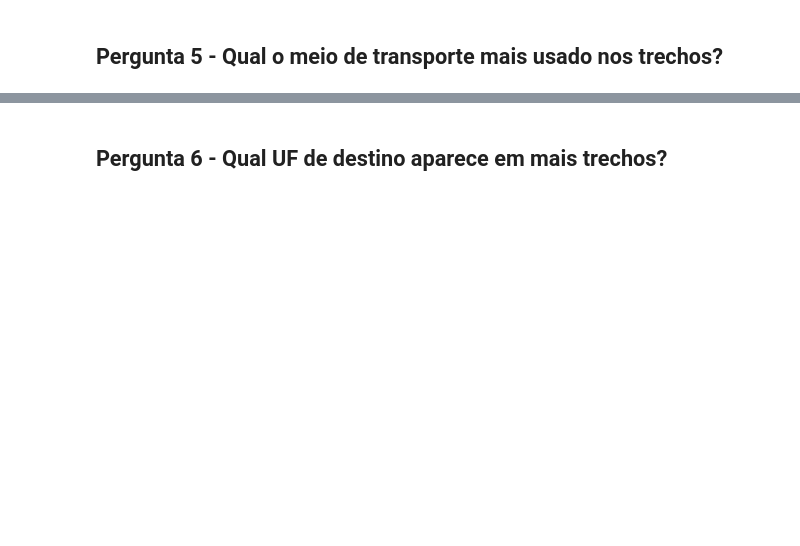
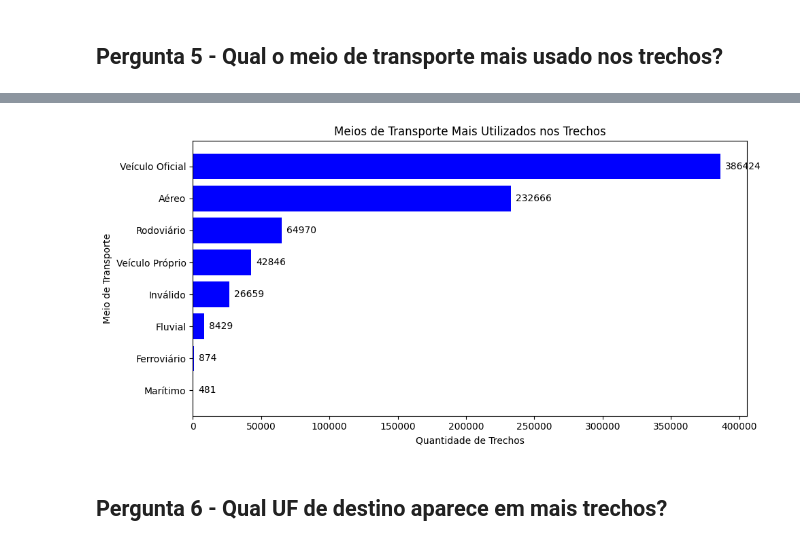
Before and after one commit to Cassio-sza/projeto_avaliativo_modulo_1_sctec, a Jupyter notebook: 3_analise.ipynb, the cells around one changed output, grey strips where cells are left out. Saved outputs shown, nothing was run; the diff lists cells and outputs as text; code cells hidden in the pictures; blank space fills up the shorter version.

```diff
--- a/3_analise.ipynb
+++ b/3_analise.ipynb
@@ -105,2 +255,18 @@ plt.show()
 # %% [markdown]
 ## Pergunta 5 - Qual o meio de transporte mais usado nos trechos?
+# %%
+# Query para contar a quantidade de trechos por meio de transporte
+query_meio_transporte = """
+SELECT
+    meio_transporte,
+    COUNT(*) AS quantidade
+FROM silver_trecho
+GROUP BY meio_transporte
+ORDER BY quantidade DESC;
+"""
+
+# Executa a consulta no banco
+df_transporte = consultar(query_meio_transporte)
+
+# Exibe o resultado
+display(df_transporte)
@@ -107,2 +283,23 @@ plt.show()
+# %%
+plt.figure(figsize=(10, 5))
+
+# Barras Horizontais
+barras = plt.barh(df_transporte['meio_transporte'], df_transporte['quantidade'], color='blue')
+
+# Adiciona os rótulos
+plt.title('Meios de Transporte Mais Utilizados nos Trechos')
+plt.xlabel('Quantidade de Trechos')
+plt.ylabel('Meio de Transporte')
+
+plt.bar_label(barras, labels=df_transporte['quantidade'], padding=5)
+
+# Maior valor no topo
+plt.gca().invert_yaxis()
+
+# Exibe
+plt.tight_layout()
+plt.show()
+# %% [output]
+[figure, added]
 # %% [markdown]
 ## Pergunta 6 - Qual UF de destino aparece em mais trechos?
```
Also changed, not shown: parts of 27 cells of this notebook.
